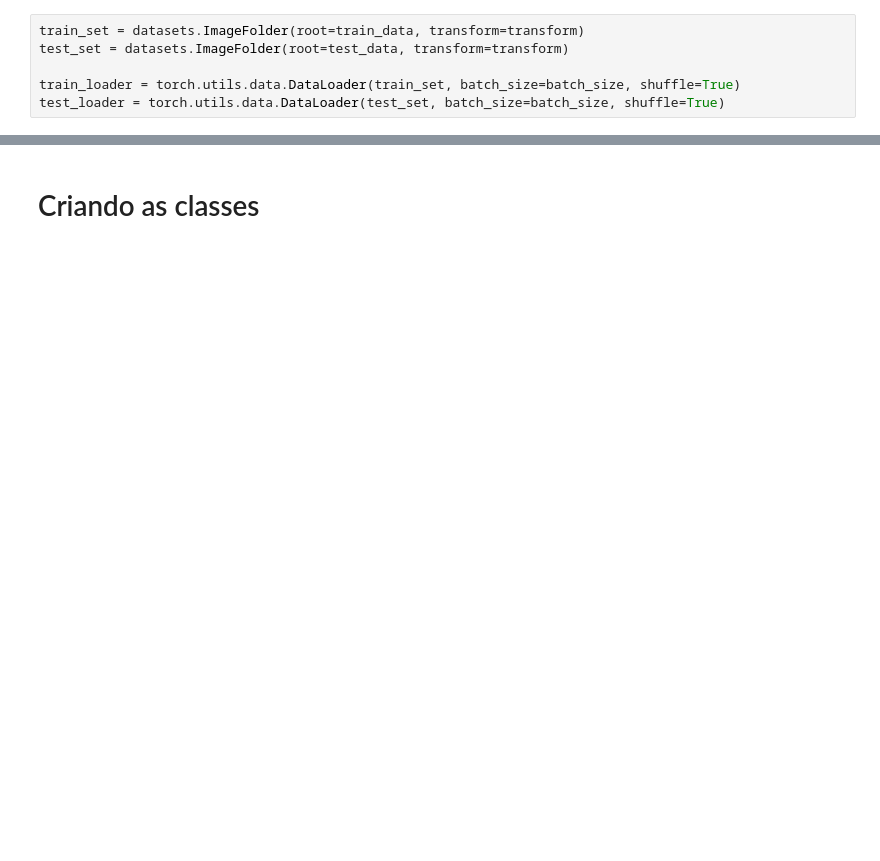
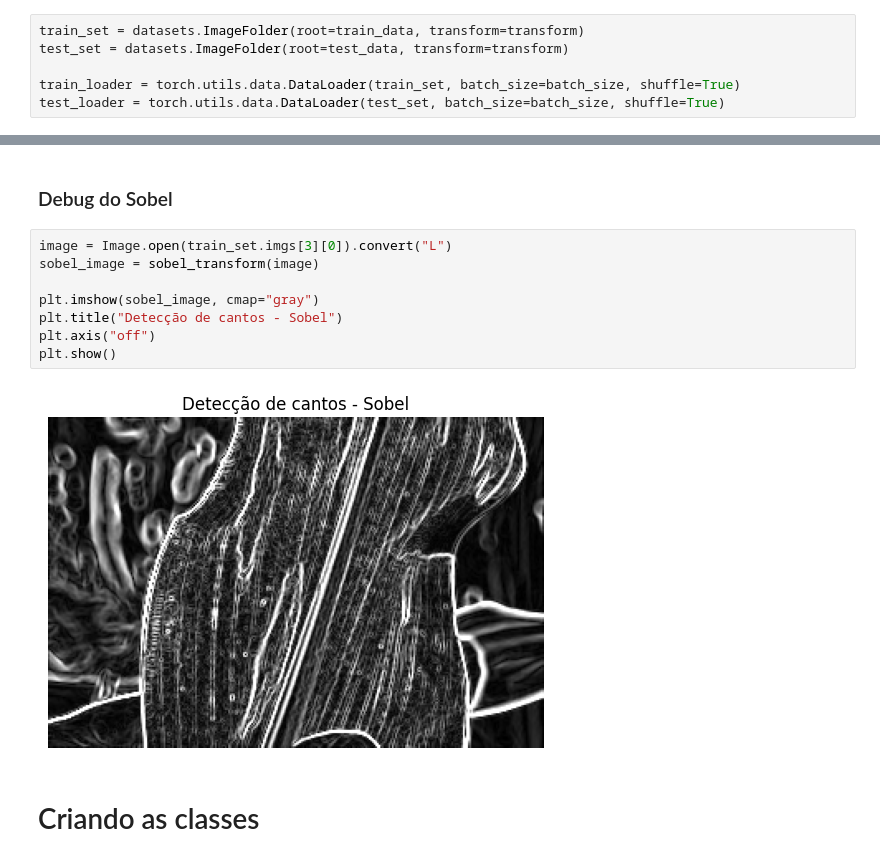
Before and after one commit to Kaua-Matheus/Agroscope-IA, a Jupyter notebook: AI and Scripts/TrainedGeneralAI/generalAI.ipynb, the cells around one changed output, grey strips where cells are left out. Cells and saved outputs as stored; diff of their text form; blank space fills up the shorter version.

```diff
--- a/AI and Scripts/TrainedGeneralAI/generalAI.ipynb
+++ b/AI and Scripts/TrainedGeneralAI/generalAI.ipynb
@@ -56,3 +80,15 @@ imshow(torchvision.utils.make_grid(image_tensor.unsqueeze(0)))
+# %% [markdown]
+### Debug do Sobel
+# %%
+image = Image.open(train_set.imgs[3][0]).convert("L")
+sobel_image = sobel_transform(image)
+
+plt.imshow(sobel_image, cmap="gray")
+plt.title("Detecção de cantos - Sobel")
+plt.axis("off")
+plt.show()
+# %% [output]
+[figure, added]
 # %% [markdown]
 # Criando as classes
 # %%
```
Also changed, not shown: parts of 14 cells of this notebook, 1 other file.
